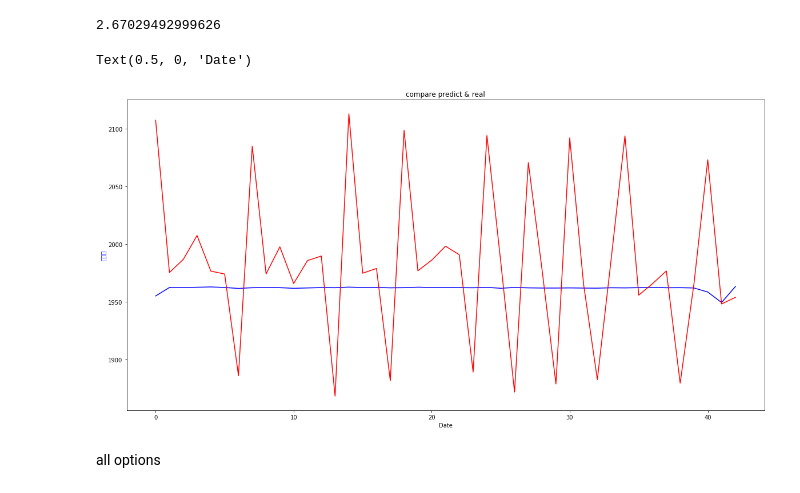
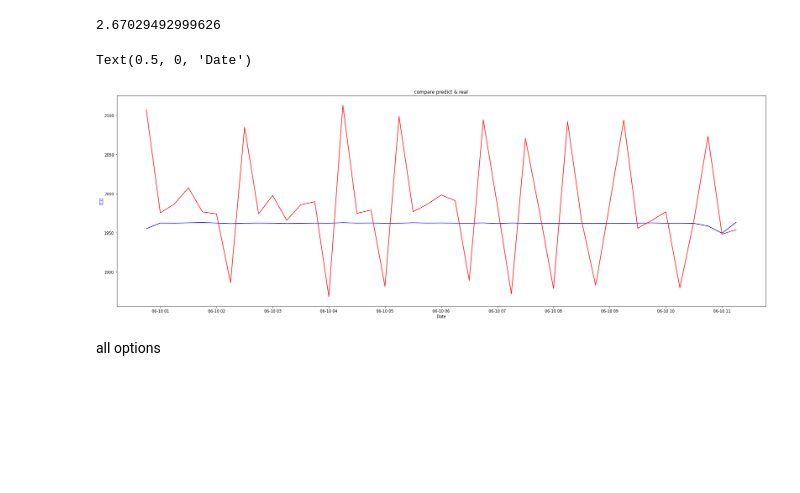
Before and after one commit to yeonkyoung/Algorithms, a Jupyter notebook: baselined/3. Auto ML/TPOT_regressor.ipynb, the cells around one changed output. Saved outputs shown, nothing was run; the diff lists cells and outputs as text; code cells hidden in the pictures; blank space fills up the shorter version.

```diff
--- a/baselined/3. Auto ML/TPOT_regressor.ipynb
+++ b/baselined/3. Auto ML/TPOT_regressor.ipynb
@@ -405,3 +400,13 @@ train_features['hour']=train_features['datetime'].dt.hour
 train_features['min']=train_features['datetime'].dt.minute
 train_features['weekday']=train_features['datetime'].dt.weekday
 train_features=train_features.drop(['datetime'], axis=1)
+
+
+#2. datetime을 feature(mon,day,hour,min,weekday)화
+test_features['mon']=test_features['datetime'].dt.month
+test_features['day']=test_features['datetime'].dt.day
+test_features['hour']=test_features['datetime'].dt.hour
+test_features['min']=test_features['datetime'].dt.minute
+test_features['weekday']=test_features['datetime'].dt.weekday
+testtest=test_features   #추후 시각화용 (use datetime)
+test_features=test_features.drop(['datetime'], axis=1)
@@ -588,4 +541,16 @@ results_f = loaded_model.predict(testing_features)
 # %%
+# load the model from disk
+import pickle
+from sklearn.impute import SimpleImputer
+filename = 'C:/Users/USER/Desktop/Side/AutoML/TPOT_regressor_model_hansol_choji_220708.sav'
+loaded_model = pickle.load(open(filename, 'rb'))
+#testing_feautrues imputing
+imputer = SimpleImputer(strategy="median")
+imputer.fit(training_features)
+testing_features = imputer.transform(testing_features)
+
+#predict
+results_f = loaded_model.predict(testing_features)
 def SMAPE(y_true, y_pred):
     return np.mean( (np.abs(y_true-y_pred)) / ((np.abs(y_true) + np.abs(y_pred))/2) ) * 100
 SMAPE(testing_targets,results_f)
@@ -599,14 +559,21 @@ dd['predict']=pd.DataFrame(results_f)
 # %%
-  import matplotlib.pyplot as plt
-  plt.figure(figsize=(20,10))
-  plt.plot(dd.index,dd['predict'], 'b')
-  plt.plot(dd.index,dd['초지_전력사용량'], 'r')
-  plt.ylabel('사용량', color='blue')
-  plt.title('compare predict & real')
-  plt.xlabel('Date')
+
+#result 시각화
+dd=testtest['datetime']
+dd=pd.merge(dd,test_df,on=['datetime'],how='left')
+dd=dd[['datetime','초지_전력사용량']]
+dd=dd.reset_index()
+dd['predict']=pd.DataFrame(results_f)
+import matplotlib.pyplot as plt
+plt.figure(figsize=(30,10))
+plt.plot(dd['datetime'],dd['predict'], 'b')
+plt.plot(dd['datetime'],dd['초지_전력사용량'], 'r')
+plt.ylabel('사용량', color='blue')
+plt.title('compare predict & real')
+plt.xlabel('Date')
 # %% [output]
 Text(0.5, 0, 'Date')
-[figure, old version]
+[figure, new version]
 # %% [markdown]
 all options
 # %%
```
Also changed, not shown: parts of 16 cells of this notebook, 2 other files.
